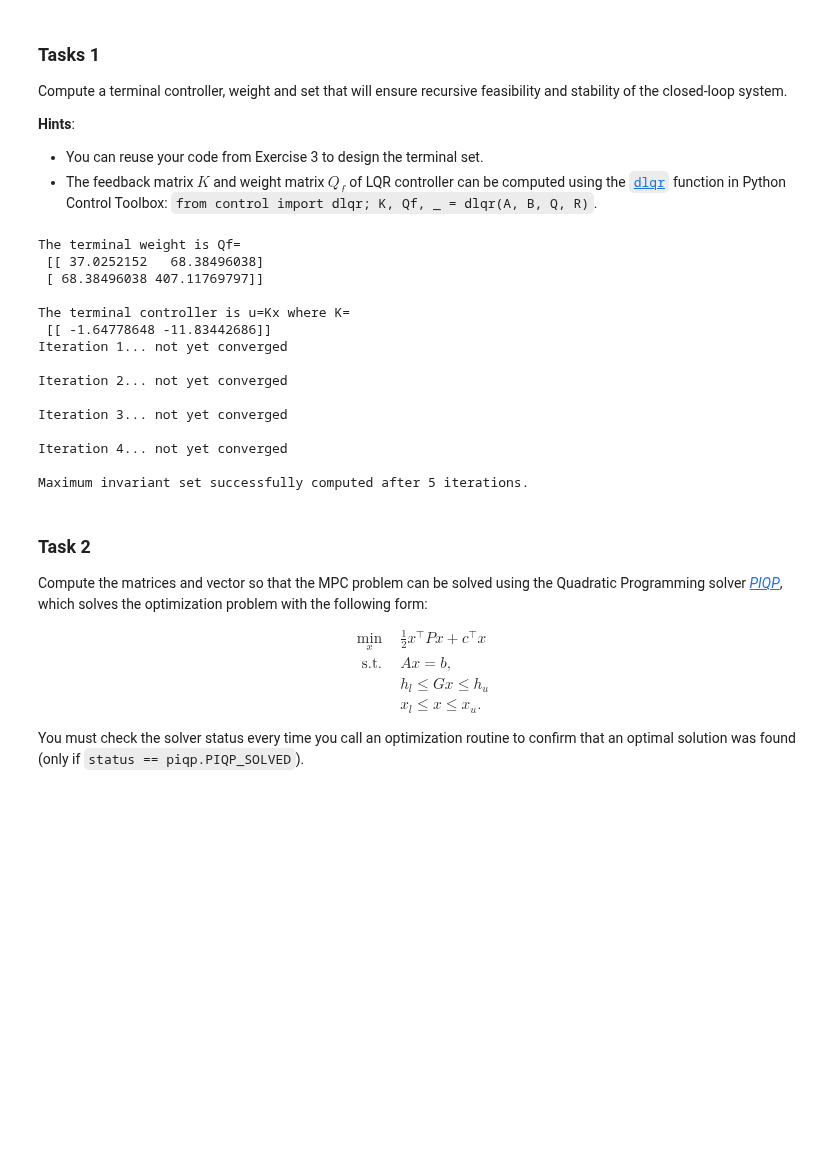
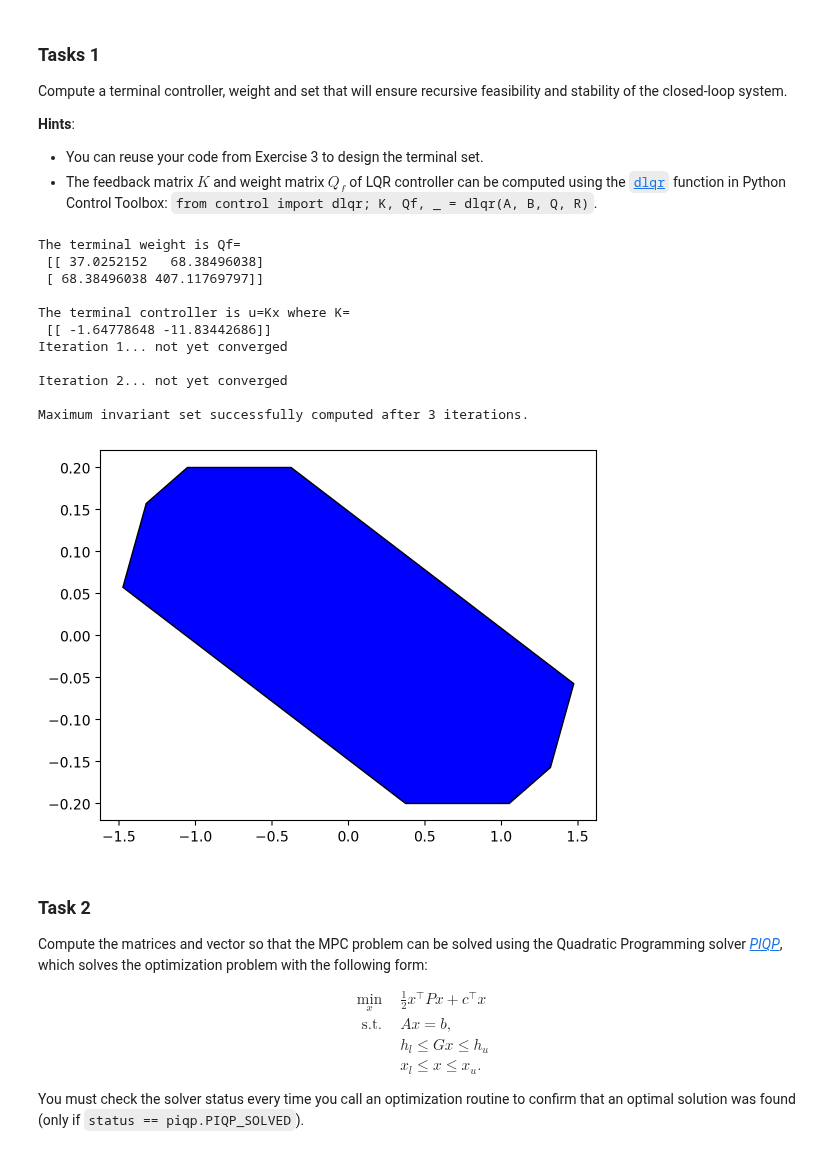
Before and after one commit to ujicrush/MPC-Course-EPFL, a Jupyter notebook: programming_exercises/exercise4_mpc/ex4_sol_mpc.ipynb, the cells around one changed output. Drawn from its saved outputs; the diff is of its cells as text; code cells hidden in the pictures; blank space fills up the shorter version.

Commit message:
fix max invariant set computation Exercise 4 Problem 1 Solution

```diff
--- a/programming_exercises/exercise4_mpc/ex4_sol_mpc.ipynb
+++ b/programming_exercises/exercise4_mpc/ex4_sol_mpc.ipynb
@@ -91,7 +91,8 @@ def max_invariant_set(A_cl, X: Polyhedron, max_iter = 30) -> Polyhedron:
 	return O
 
 
-O_inf = max_invariant_set(A_cl, X)
+KU = Polyhedron.from_Hrep(U.A @ K, U.b)
+O_inf = max_invariant_set(A_cl, X.intersect(KU))
 # %% [output]
 The terminal weight is Qf=
  [[ 37.0252152   68.38496038]
@@ -103,11 +104,12 @@ Iteration 1... not yet converged
 
 Iteration 2... not yet converged
 
-Iteration 3... not yet converged
-
-Iteration 4... not yet converged
-
-Maximum invariant set successfully computed after 5 iterations.
+Maximum invariant set successfully computed after 3 iterations.
+# %%
+ax = plt.figure().gca()
+O_inf.plot(ax)
+# %% [output]
+[figure, added]
 # %% [markdown]
 ### Task 2
 <!--
```
Also changed, not shown: 1 other file.
